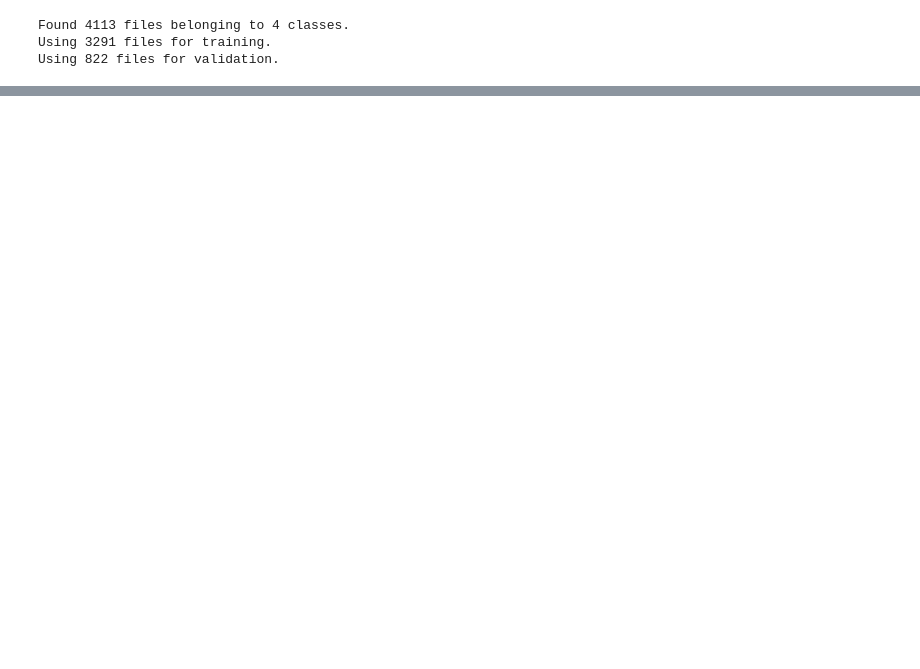
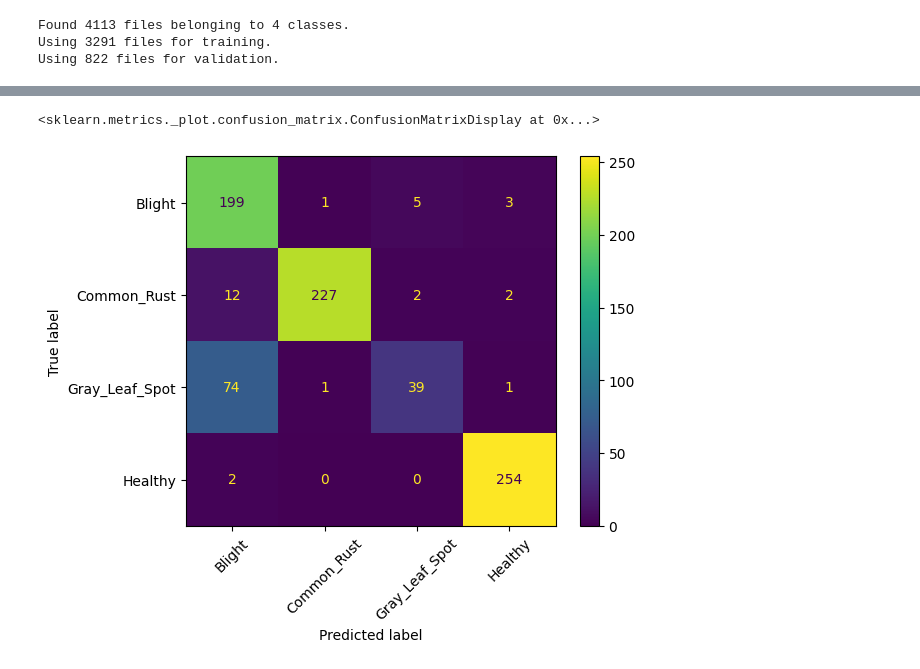
Before and after one commit to valerio-unifei/ECO904, a Jupyter notebook: 2024-1/Atividade_2/ECO904_2024_1_Atividade_2_Etapa_1.ipynb, the cells around one changed output, grey strips where cells are left out. Saved outputs shown, nothing was run; the diff lists cells and outputs as text; code cells hidden in the pictures; blank space fills up the shorter version.

```diff
--- a/2024-1/Atividade_2/ECO904_2024_1_Atividade_2_Etapa_1.ipynb
+++ b/2024-1/Atividade_2/ECO904_2024_1_Atividade_2_Etapa_1.ipynb
@@ -263,0 +131,14 @@ keras.utils.plot_model(model, show_shapes=True)
+# %%
+
+model = keras.Sequential([
+    layers.Rescaling(1./255, input_shape=(image_size[0], image_size[1], 3)),
+    layers.Conv2D(16, 3, activation='relu'),
+    layers.MaxPooling2D(pool_size=(2, 2)),
+    layers.Conv2D(32, 3, activation='relu'),
+    layers.MaxPooling2D(pool_size=(2, 2)),
+    layers.Flatten(),
+    layers.Dense(128, activation='relu'),
+    layers.Dense(4)
+])
+
+model.summary()
@@ -331,0 +223,12 @@ AttributeError: module 'keras' has no attribute 'ops'
+# %%
+from sklearn.metrics import confusion_matrix, ConfusionMatrixDisplay
+
+y_true = np.argmax(np.concatenate([y for x, y in val_ds], axis=0), axis=1)
+y_pred = np.argmax(model.predict(val_ds), axis=1)
+
+labels = ['Blight', 'Common_Rust', 'Gray_Leaf_Spot', 'Healthy']
+cm = confusion_matrix(y_true, y_pred)
+
+disp = ConfusionMatrixDisplay(confusion_matrix=cm, display_labels=labels)
+disp.plot(xticks_rotation=45)
+# %% [output]
@@ -331,0 +236,2 @@ AttributeError: module 'keras' has no attribute 'ops'
+<sklearn.metrics._plot.confusion_matrix.ConfusionMatrixDisplay at 0x...>
+[figure, added]
```
Also changed, not shown: parts of 43 cells of this notebook, 1 other file.
